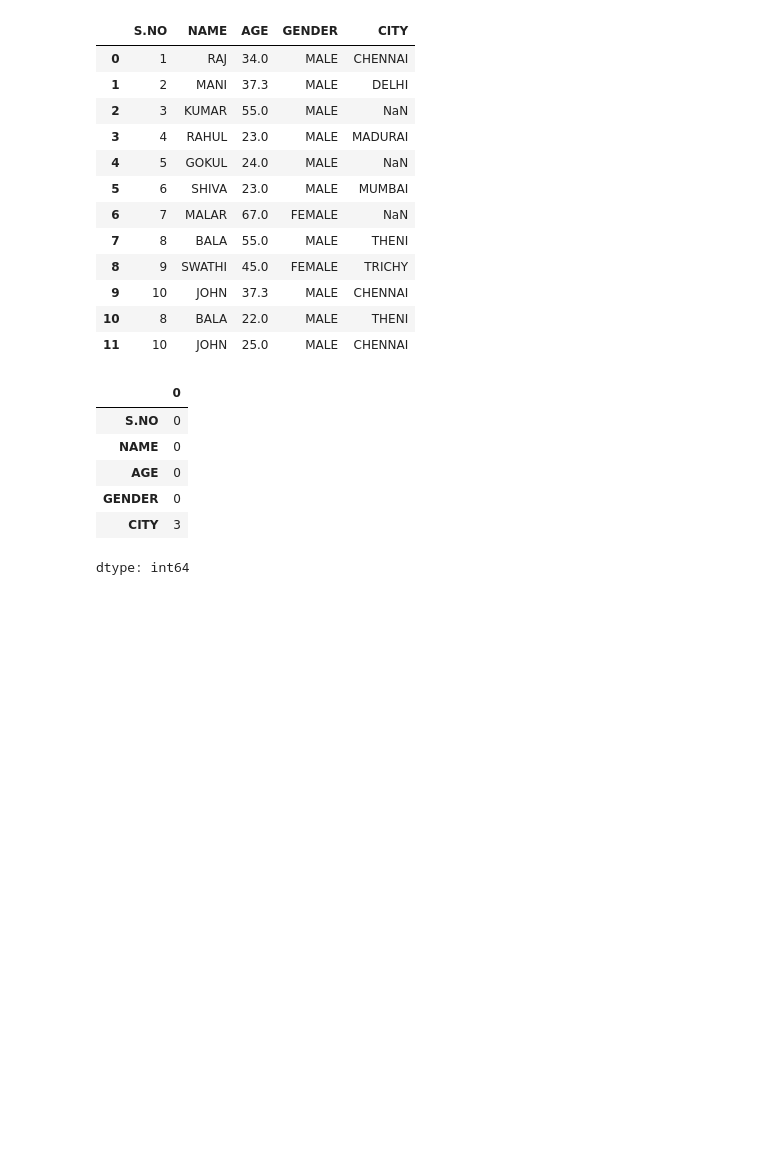
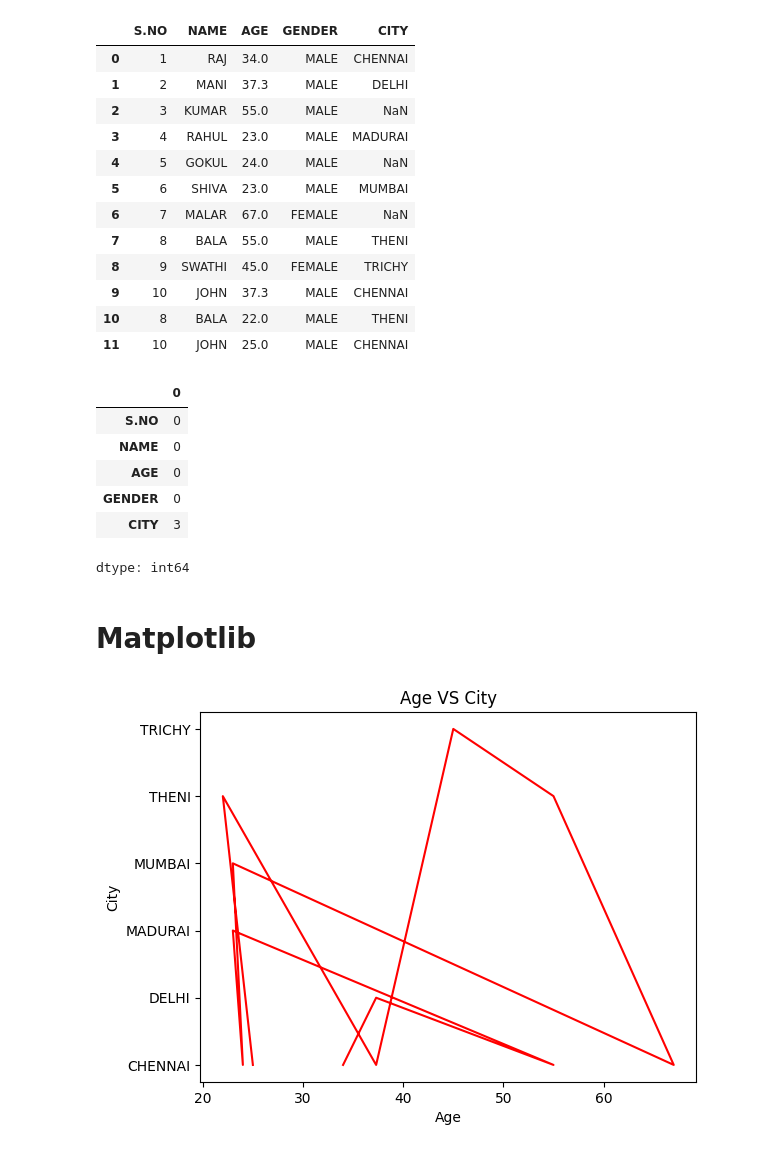
Before and after one commit to Nakulan12/ML, a Jupyter notebook: Python_Basics.ipynb, the cells around one changed output. Cells and saved outputs as stored; diff of their text form; code cells hidden in the pictures; blank space fills up the shorter version.

```diff
--- a/Python_Basics.ipynb
+++ b/Python_Basics.ipynb
@@ -332,3 +332,14 @@ df.isnull().sum()
 | GENDER | 0 |
 | CITY | 3 |
 dtype: int64
+# %% [markdown]
+# Matplotlib
+# %%
+import matplotlib.pyplot as plt
+plt.plot(df['AGE'],df['CITY'],color='red')
+plt.title("Age VS City")
+plt.xlabel("Age")
+plt.ylabel("City")
+plt.show()
+# %% [output]
+[figure, added]
```
Also changed, not shown: parts of 1 cell of this notebook.
